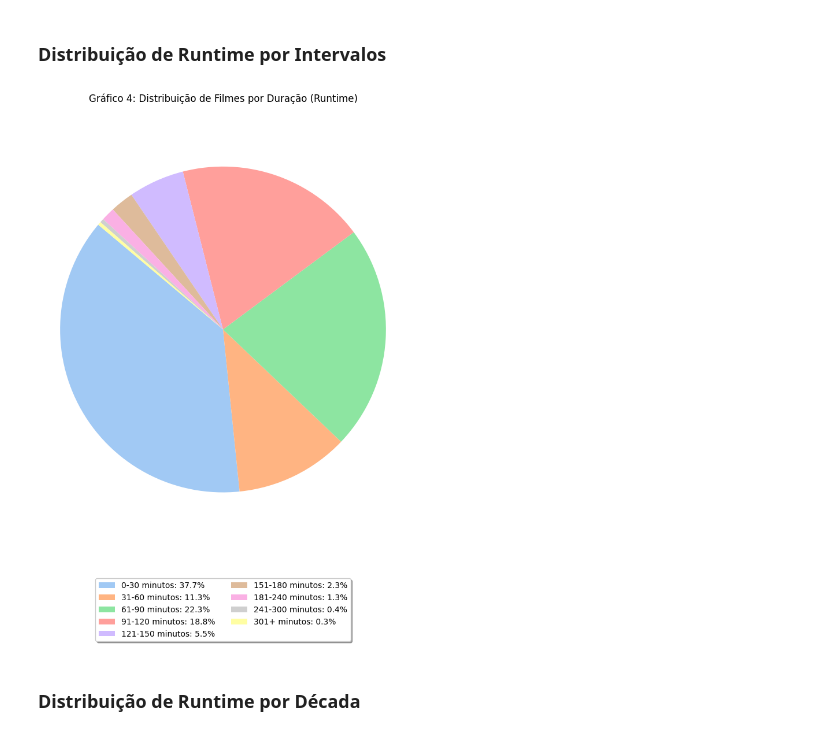
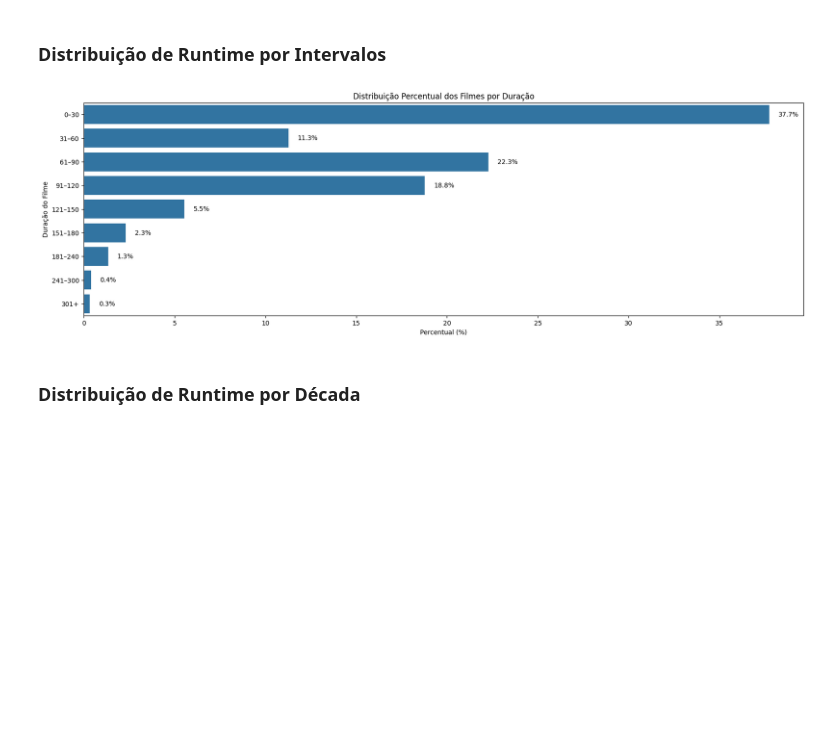
Before and after one commit to kauaneiras/Grupo-8-SBD2, a Jupyter notebook: Data Layer/raw/analytcs.ipynb, the cells around one changed output. Saved outputs shown, nothing was run; the diff lists cells and outputs as text; code cells hidden in the pictures; blank space fills up the shorter version.

```diff
--- a/Data Layer/raw/analytcs.ipynb
+++ b/Data Layer/raw/analytcs.ipynb
@@ -220,48 +264,57 @@ print(f" - Overviews com textos 'placeholder' (lixo): {qtd_lixo}")
 # %% [markdown]
 ### Distribuição de Runtime por Intervalos
 # %%
-# Gráfico de pizza para distribuição de runtime por intervalos
-
-# Recarrega o df
-df = pd.read_csv('dados_brutos.csv', encoding='utf-8')
 
 # Converte runtime para numérico
 df['runtime'] = pd.to_numeric(df['runtime'], errors='coerce')
 
-# Filtra runtime válido e razoável
+# Filtra runtime válido
 df_limpo = df.dropna(subset=['runtime'])
 df_limpo = df_limpo[(df_limpo['runtime'] >= 1) & (df_limpo['runtime'] <= 600)]
 
-# Definindo intervalos (em minutos)
-bins = [0, 30, 60, 90, 120, 150, 180, 240, 300, 600] #Intervalos
-labels = ['0-30 minutos', '31-60 minutos', '61-90 minutos', '91-120 minutos', '121-150 minutos', '151-180 minutos', '181-240 minutos', '241-300 minutos', '301+ minutos']
+# Intervalos
+bins = [0, 30, 60, 90, 120, 150, 180, 240, 300, 600]
+labels = [
+    '0–30', '31–60', '61–90', '91–120',
+    '121–150', '151–180', '181–240',
+    '241–300', '301+'
+]
 
-df_limpo['runtime_range'] = pd.cut(df_limpo['runtime'], bins=bins, labels=labels, right=True)
+df_limpo['runtime_range'] = pd.cut(
+    df_limpo['runtime'],
+    bins=bins,
+    labels=labels,
+    right=True
+)
 
-# Conta a frequência de cada intervalo
+# Contagem e percentual
 runtime_counts = df_limpo['runtime_range'].value_counts().sort_index()
+percentual = (runtime_counts / runtime_counts.sum()) * 100
 
-# Calcula porcentagens para o gráfico
-total = runtime_counts.sum()
-porcentagens = (runtime_counts / total) * 100
+plot_df = percentual.reset_index()
+plot_df.columns = ['Intervalo (min)', 'Percentual']
 
-# Cria labels para a legenda com porcentagens
-legend_labels = [f"{label}: {pct:.1f}%" for label, pct in zip(runtime_counts.index, porcentagens)]
+# Gráfico
+plt.figure(figsize=(12, 6))
+plt.subplots_adjust(left=0.2, right=1.5)
 
-# Define a paleta de cores do Seaborn
-colors = sns.color_palette('pastel', len(runtime_counts))
+ax = sns.barplot(
+    data=plot_df,
+    x='Percentual',
+    y='Intervalo (min)'
+)
 
-plt.figure(figsize=(8,10))
-plt.pie(runtime_counts.values, startangle=140, colors=colors, textprops={'fontsize': 14})
-plt.title("Gráfico 4: Distribuição de Filmes por Duração (Runtime)")
-plt.axis('equal')  # Gráfico circular
+plt.title('Distribuição Percentual dos Filmes por Duração')
+plt.xlabel('Percentual (%)')
+plt.ylabel('Duração do Filme')
 
-# Adiciona legenda abaixo com porcentagens
-plt.legend(legend_labels, loc='upper center', bbox_to_anchor=(0.5, -0.05), fancybox=True, shadow=True, ncol=2)
+# Rótulos
+for i, v in enumerate(plot_df['Percentual']):
+    ax.text(v + 0.5, i, f'{v:.1f}%', va='center')
 
 plt.show()
 # %% [output]
-[figure, old version]
+[figure, new version]
 # %% [markdown]
 ### Distribuição de Runtime por Década
 # %%
```
Also changed, not shown: parts of 16 cells of this notebook.
